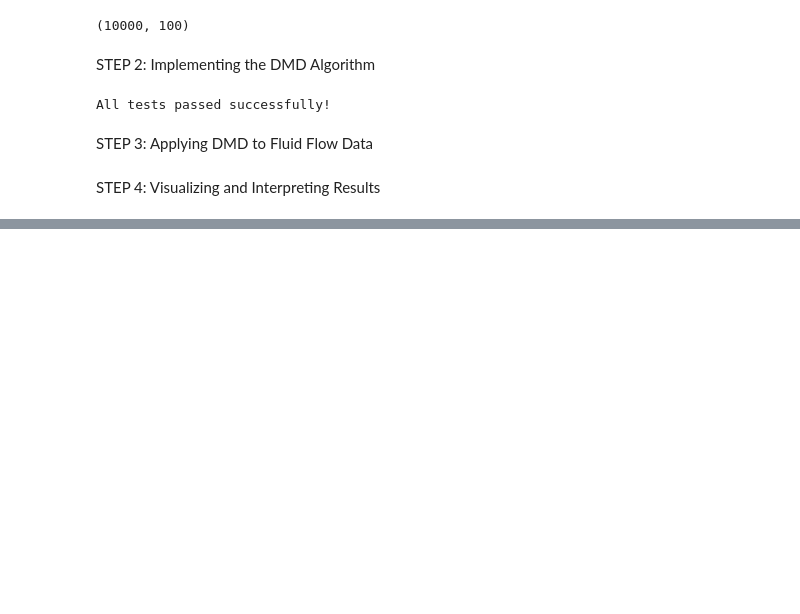
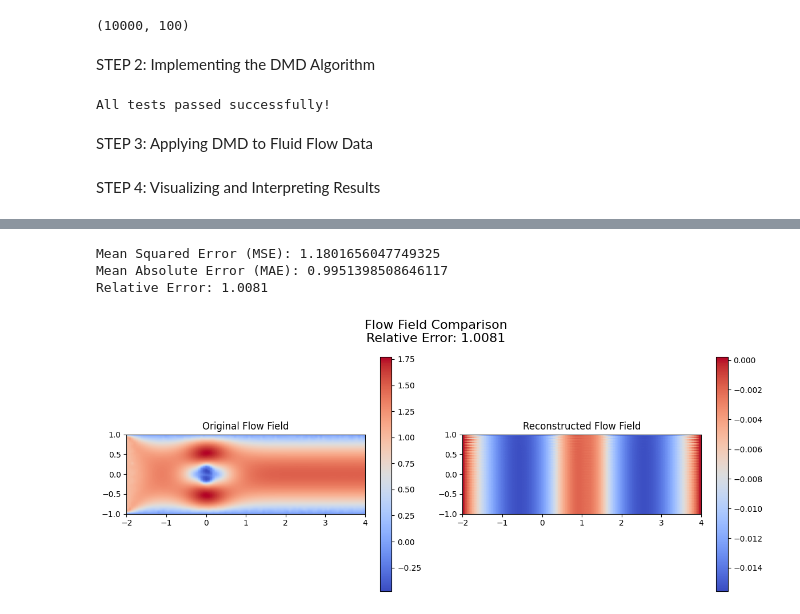
Before and after one commit to aaryanmahipalcu/ME-371, a Jupyter notebook: Midterm Project/part1_dmd_theory.ipynb, the cells around one changed output, grey strips where cells are left out. Saved outputs shown, nothing was run; the diff lists cells and outputs as text; code cells hidden in the pictures; blank space fills up the shorter version.

```diff
--- a/Midterm Project/part1_dmd_theory.ipynb
+++ b/Midterm Project/part1_dmd_theory.ipynb
@@ -205,0 +386,19 @@ STEP 4: Visualizing and Interpreting Results
+# %%
+# Example usage:
+# Load original data
+original_data = load_fluid_flow_data('cylinder_flow_data.npy')
+# Perform DMD
+modes, eigenvalues, dynamics = perform_dmd(original_data, r=10)  # r is the number of modes to retain
+
+# Choose a timestep to reconstruct
+timestep = 50  # for example
+
+# Reconstruct the flow field
+reconstructed_field = reconstruct_flow_field(modes, dynamics, timestep)
+# Compare original and reconstructed fields
+compare_original_and_reconstructed(original_data[timestep], reconstructed_field)
+# %% [output]
+Mean Squared Error (MSE): 1.1801656047749325
+Mean Absolute Error (MAE): 0.9951398508646117
+Relative Error: 1.0081
+[figure, added]
```
Also changed, not shown: parts of 7 cells of this notebook.
